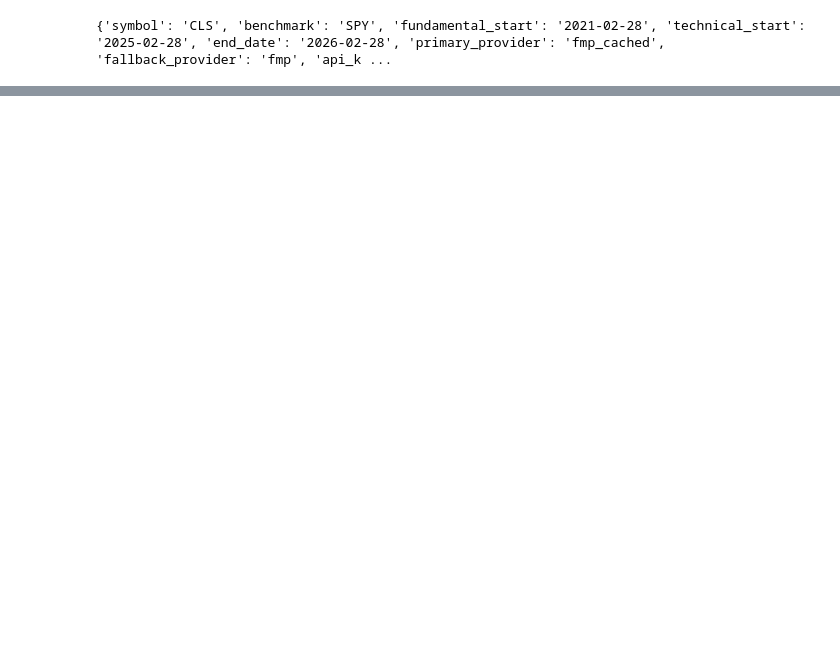
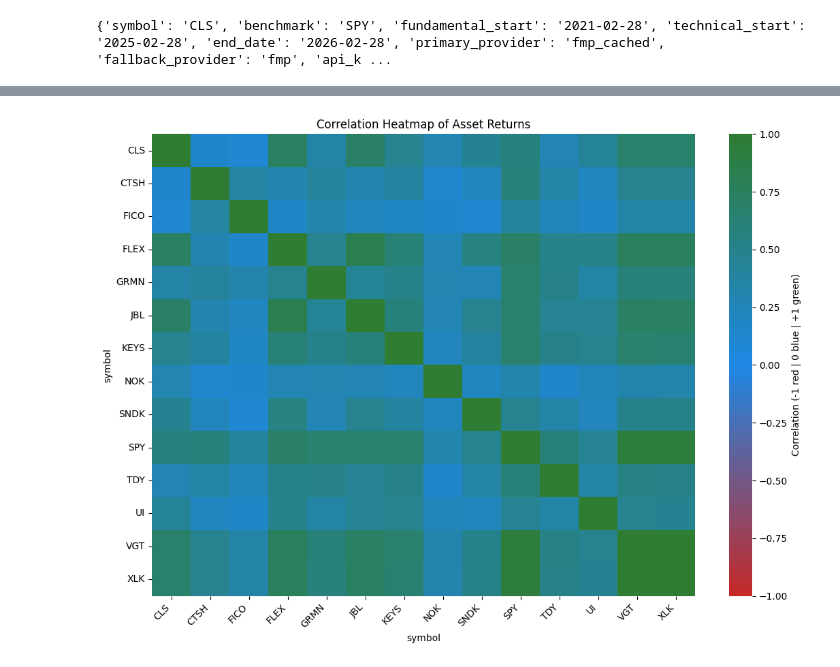
Before and after one commit to prajoria/OpenBB, a Jupyter notebook: Analysis/00. single_stock_analysis_playbook_template.ipynb, the cells around one changed output, grey strips where cells are left out. Saved outputs shown, nothing was run; the diff lists cells and outputs as text; code cells hidden in the pictures; blank space fills up the shorter version.

```diff
--- a/Analysis/00. single_stock_analysis_playbook_template.ipynb
+++ b/Analysis/00. single_stock_analysis_playbook_template.ipynb
@@ -513,14 +877,97 @@ Correlation heatmap and risk-return scatter for peer and benchmark comparison.
 # %%
+from matplotlib.colors import LinearSegmentedColormap
+
 corr = returns.corr()
-plt.figure(figsize=(10, 7))
-sns.heatmap(corr, annot=False, cmap="coolwarm", center=0)
+corr_offdiag = corr.where(~np.eye(len(corr), dtype=bool))
+corr_min = np.nanmin(corr_offdiag.values)
+corr_max = np.nanmax(corr_offdiag.values)
+print(f"Off-diagonal correlation range in this sample: {corr_min:.3f} to {corr_max:.3f}")
+if corr_min > 0:
+    print("All pairwise correlations are positive in this period. This can happen when assets share sector/market direction.")
+
+# Emotion-centered diverging map: negative=red, zero=blue, positive=green
+emotion_corr_cmap = LinearSegmentedColormap.from_list(
+    "emotion_corr",
+    [
+        (0.00, "#c62828"),  # -1 (red)
+        (0.50, "#1e88e5"),  #  0 (blue)
+        (1.00, "#2e7d32"),  # +1 (green)
+    ],
+)
+
+plt.figure(figsize=(11, 8))
+sns.heatmap(
+    corr,
+    annot=False,
+    cmap=emotion_corr_cmap,
+    center=0,
+    vmin=-1,
+    vmax=1,
+    cbar_kws={"label": "Correlation (-1 red | 0 blue | +1 green)"},
+)
 plt.title("Correlation Heatmap of Asset Returns")
+plt.xticks(rotation=45, ha="right")
+plt.yticks(rotation=0)
+plt.tight_layout()
 plt.show()
 
 rr = relative_table.reset_index().rename(columns={"index": "symbol"})
-plt.figure(figsize=(9, 6))
-sns.scatterplot(data=rr, x="Volatility", y="Annual Return", size="Sharpe", hue="Sharpe", sizes=(80, 400), palette="viridis")
-for _, row in rr.iterrows():
-    plt.text(row["Volatility"], row["Annual Return"], str(row["symbol"]))
+
+legend_map = {}
+if "symbol_legend_df" in globals() and isinstance(symbol_legend_df, pd.DataFrame) and not symbol_legend_df.empty:
+    legend_map = dict(zip(symbol_legend_df["Symbol"].astype(str), symbol_legend_df["Company"].astype(str)))
+
+def short_company_name(name, max_len=24):
+    if pd.isna(name) or str(name).strip() == "":
+        return ""
+    text = str(name).strip()
+    for suffix in [", Inc.", " Inc.", " Incorporated", " Corporation", " Corp.", " Ltd.", " Limited", " plc", " ETF", " Trust"]:
+        text = text.replace(suffix, "")
+    text = " ".join(text.split())
+    return text if len(text) <= max_len else text[: max_len - 1] + "…"
+
+full_label_count = min(8, len(rr))
+top_symbols = set(rr.nlargest(full_label_count, "Sharpe")["symbol"].astype(str).tolist())
+priority_symbols = top_symbols.union({str(SYMBOL).upper(), str(BENCHMARK).upper()})
+
+plt.figure(figsize=(11, 7))
+sns.scatterplot(
+    data=rr,
+    x="Volatility",
+    y="Annual Return",
+    size="Sharpe",
+    hue="Sharpe",
+    sizes=(90, 450),
+    palette="viridis",
+    legend="brief",
+    edgecolor="black",
+    linewidth=0.5,
+    alpha=0.9,
+ )
+
+offsets = [(6, 6), (6, -8), (-8, 6), (-8, -8), (10, 0), (-10, 0), (0, 10), (0, -10)]
+for i, row in rr.iterrows():
+    symbol = str(row["symbol"]).upper()
+    company = short_company_name(legend_map.get(symbol, ""))
+    if symbol in priority_symbols and company:
+        label = f"{symbol} - {company}"
+    else:
+        label = symbol
+
+    dx, dy = offsets[i % len(offsets)]
+    plt.annotate(
+        label,
+        (row["Volatility"], row["Annual Return"]),
+        xytext=(dx, dy),
+        textcoords="offset points",
+        fontsize=8,
+        bbox=dict(boxstyle="round,pad=0.2", fc="white", alpha=0.6, ec="none"),
+    )
+
 plt.title("Risk vs Return (size/color = Sharpe)")
+plt.xlabel("Volatility")
+plt.ylabel("Annual Return")
+plt.grid(alpha=0.2)
+plt.tight_layout()
 plt.show()
+# %% [output]
@@ -526,0 +976 @@ plt.show()
+[figure, added]
```
Also changed, not shown: parts of 35 cells of this notebook, 2 other files.
